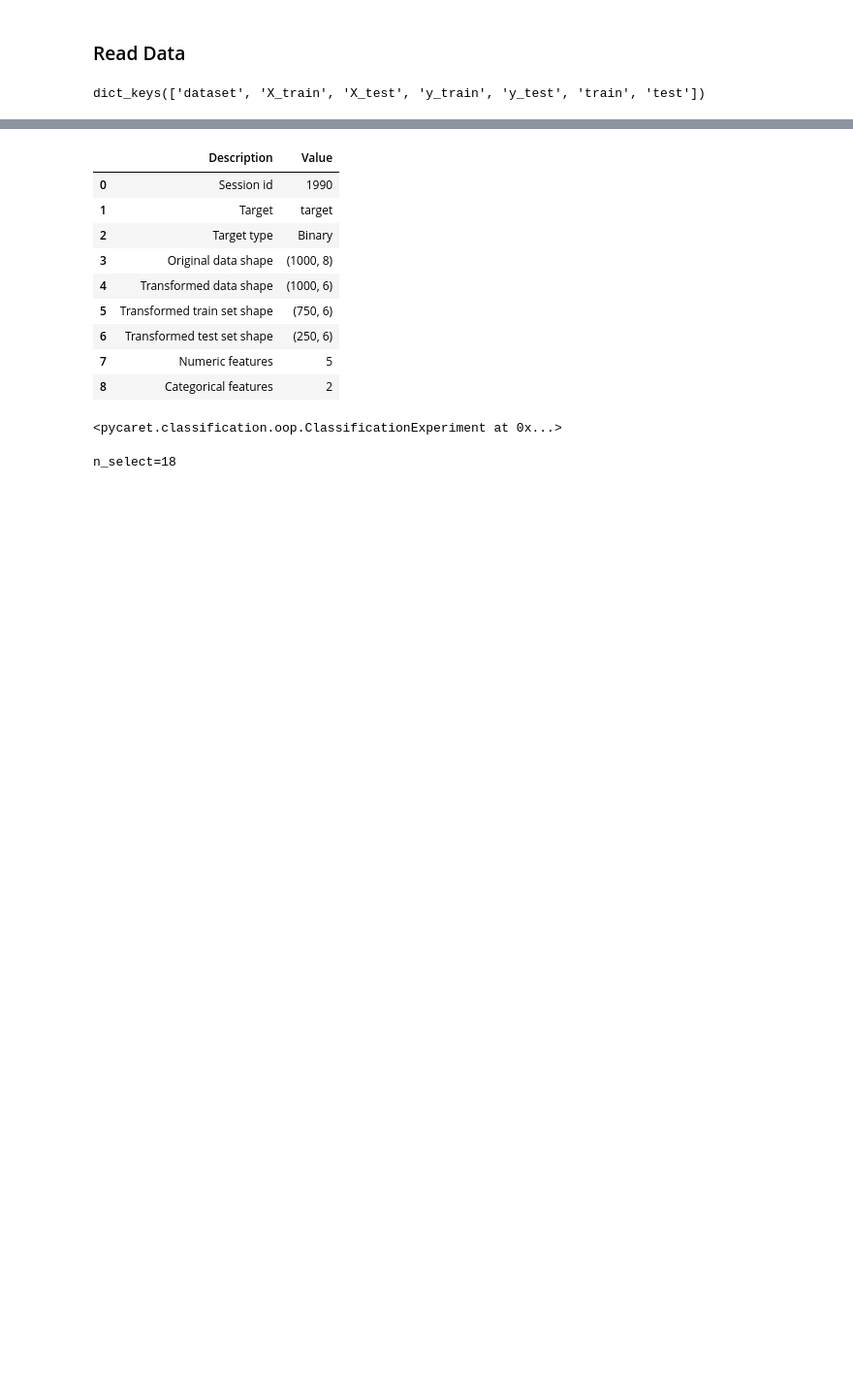
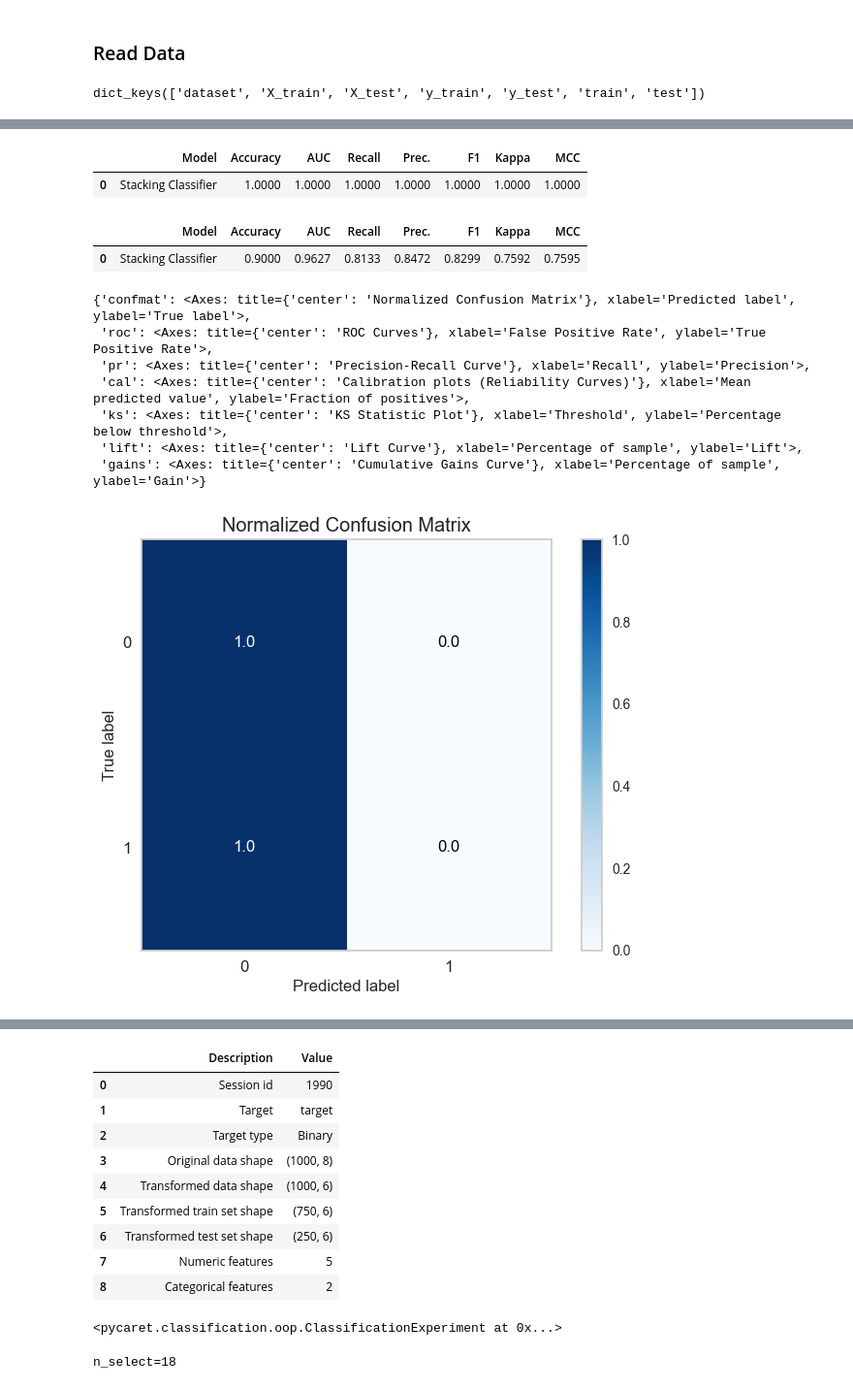
Before and after one commit to Takfes/python-classification, a Jupyter notebook: trainer-pycaret.ipynb, the cells around one changed output, grey strips where cells are left out. Shown at 97% size. Drawn from its saved outputs; the diff is of its cells as text; code cells hidden in the pictures; blank space fills up the shorter version.

Commit message:
progress on pycaret trainer

```diff
--- a/trainer-pycaret.ipynb
+++ b/trainer-pycaret.ipynb
@@ -230,0 +268,16 @@ ColumnTransformer(transformers=[('num',
+# %%
+tuned_models = []
+for lm in loaded_models:
+
+    temp_clf_name = lm.steps[-1][0]
+    temp_grid = classifier_param_grid(lm)
+    temp_clf_grid = {f"{temp_clf_name}__k":v for k,v in temp_grid.items()}
+
+    temp_tuned_model = e2.tune_model(lm,
+                                     custom_grid = temp_clf_grid,
+                                     n_iter = 20,
+                                     search_library = 'optuna',
+                                     search_algorithm = 'tpe',
+                                     return_train_score = True)
+
+    tuned_models.append(temp_tuned_model)
@@ -230,0 +413,5 @@ ColumnTransformer(transformers=[('num',
+# %%
+stacker = e2.stack_models(tuned_models,
+#                           choose_better=True,
+                          return_train_score=True
+                         )
@@ -230,0 +459,29 @@ ColumnTransformer(transformers=[('num',
+# %%
+y_train_prediction = e2.predict_model(stacker,data=train)
+# %% [output]
+|  | Model | Accuracy | AUC | Recall | Prec. | F1 | Kappa | MCC |
+| 0 | Stacking Classifier | 1.0000 | 1.0000 | 1.0000 | 1.0000 | 1.0000 | 1.0000 | 1.0000 |
+# %%
+y_test_prediction = e2.predict_model(stacker)
+# %% [output]
+|  | Model | Accuracy | AUC | Recall | Prec. | F1 | Kappa | MCC |
+| 0 | Stacking Classifier | 0.9000 | 0.9627 | 0.8133 | 0.8472 | 0.8299 | 0.7592 | 0.7595 |
+# %%
+y_train = y_train_prediction['target']
+y_train_pred = y_train_prediction['prediction_score']
+train_probas = pd.DataFrame({0:y_train_pred,1:1-y_train_pred}).values
+
+y_test = y_test_prediction['target']
+y_test_pred = y_test_prediction['prediction_score']
+test_probas = pd.DataFrame({0:y_test_pred,1:1-y_test_pred}).values
+# %%
+classifier_plots(y_train,train_probas)
+# %% [output]
+{'confmat': <Axes: title={'center': 'Normalized Confusion Matrix'}, xlabel='Predicted label', ylabel='True label'>,
+ 'roc': <Axes: title={'center': 'ROC Curves'}, xlabel='False Positive Rate', ylabel='True Positive Rate'>,
+ 'pr': <Axes: title={'center': 'Precision-Recall Curve'}, xlabel='Recall', ylabel='Precision'>,
+ 'cal': <Axes: title={'center': 'Calibration plots (Reliability Curves)'}, xlabel='Mean predicted value', ylabel='Fraction of positives'>,
+ 'ks': <Axes: title={'center': 'KS Statistic Plot'}, xlabel='Threshold', ylabel='Percentage below threshold'>,
+ 'lift': <Axes: title={'center': 'Lift Curve'}, xlabel='Percentage of sample', ylabel='Lift'>,
+ 'gains': <Axes: title={'center': 'Cumulative Gains Curve'}, xlabel='Percentage of sample', ylabel='Gain'>}
+[figure, added]
```
Also changed, not shown: parts of 59 cells of this notebook, 3 other files.
